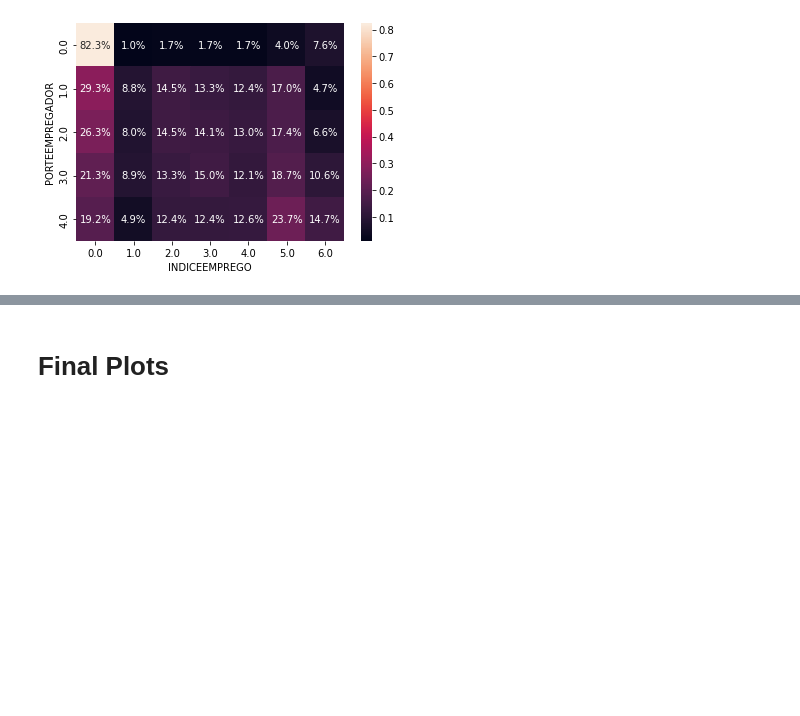
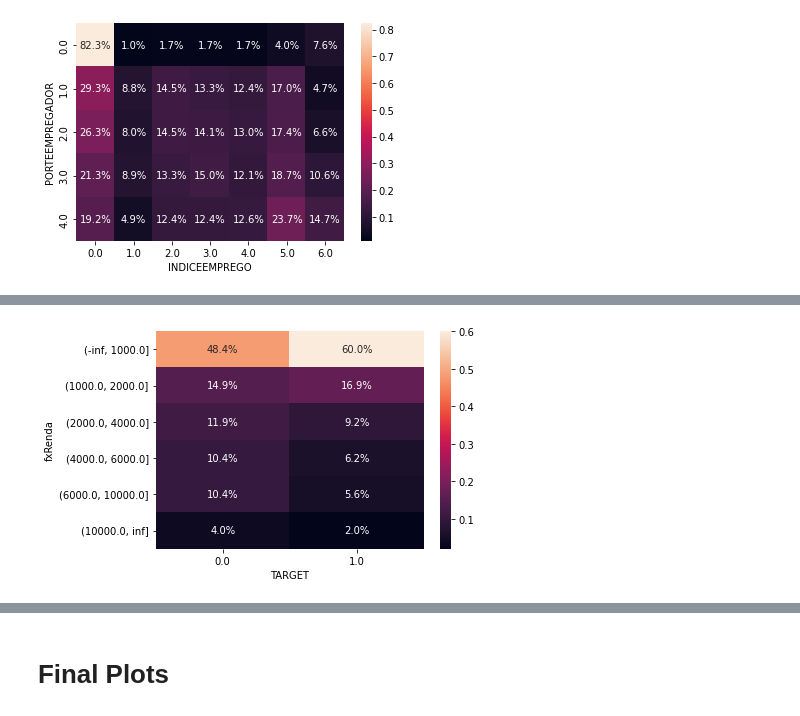
Before and after one commit to ednakatani/Data-Science, a Jupyter notebook: DS_project.ipynb, the cells around one changed output, grey strips where cells are left out. Saved outputs shown, nothing was run; the diff lists cells and outputs as text; code cells hidden in the pictures; blank space fills up the shorter version.

```diff
--- a/DS_project.ipynb
+++ b/DS_project.ipynb
@@ -231,0 +246,12 @@ plt.show()
+# %%
+#criando coluna de faixa de renda
+df_train['fxRenda'] = pd.cut(df_train['ESTIMATIVARENDA'],
+                               [-float('inf'), 1000, 2000, 4000, 6000, 10000, float('inf')])
+df_train.head(3)
+# %%
+ctab = pd.crosstab([df_train['fxRenda']],
+                   df_train['TARGET'], normalize='columns')
+sns.heatmap(ctab, annot=True, fmt='.1%')
+plt.show()
+# %% [output]
+[figure, added]
```
Also changed, not shown: parts of 5 cells of this notebook.
